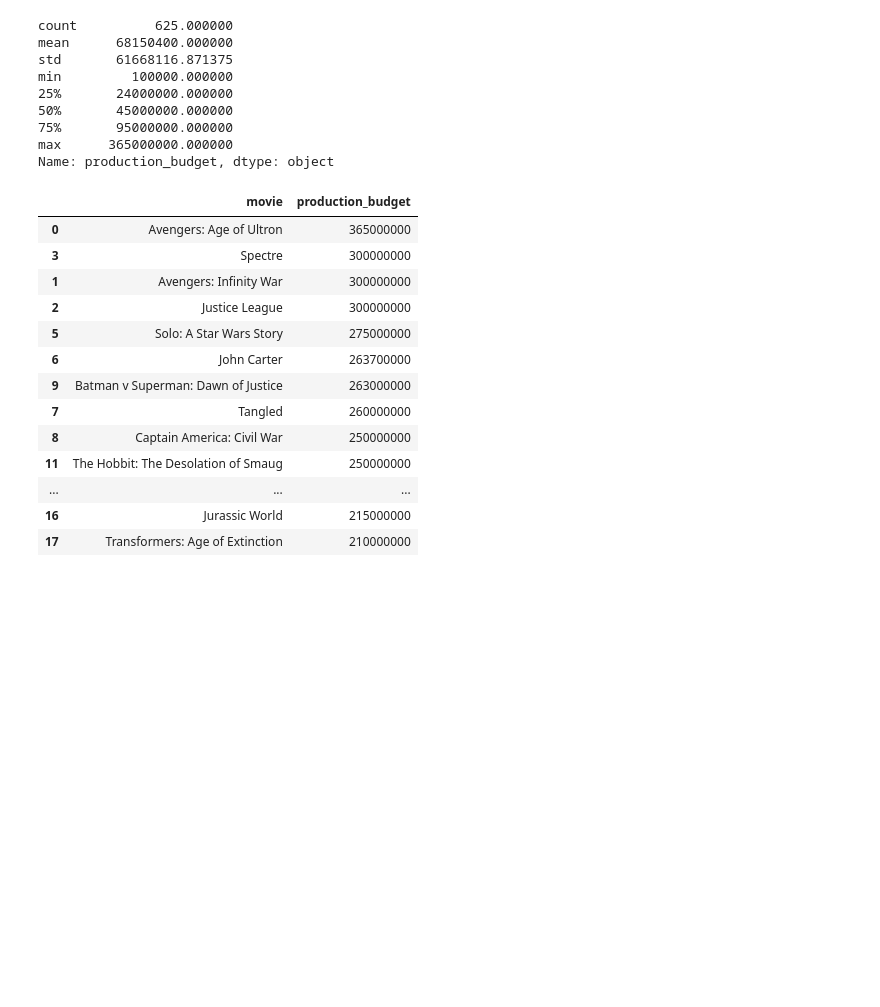
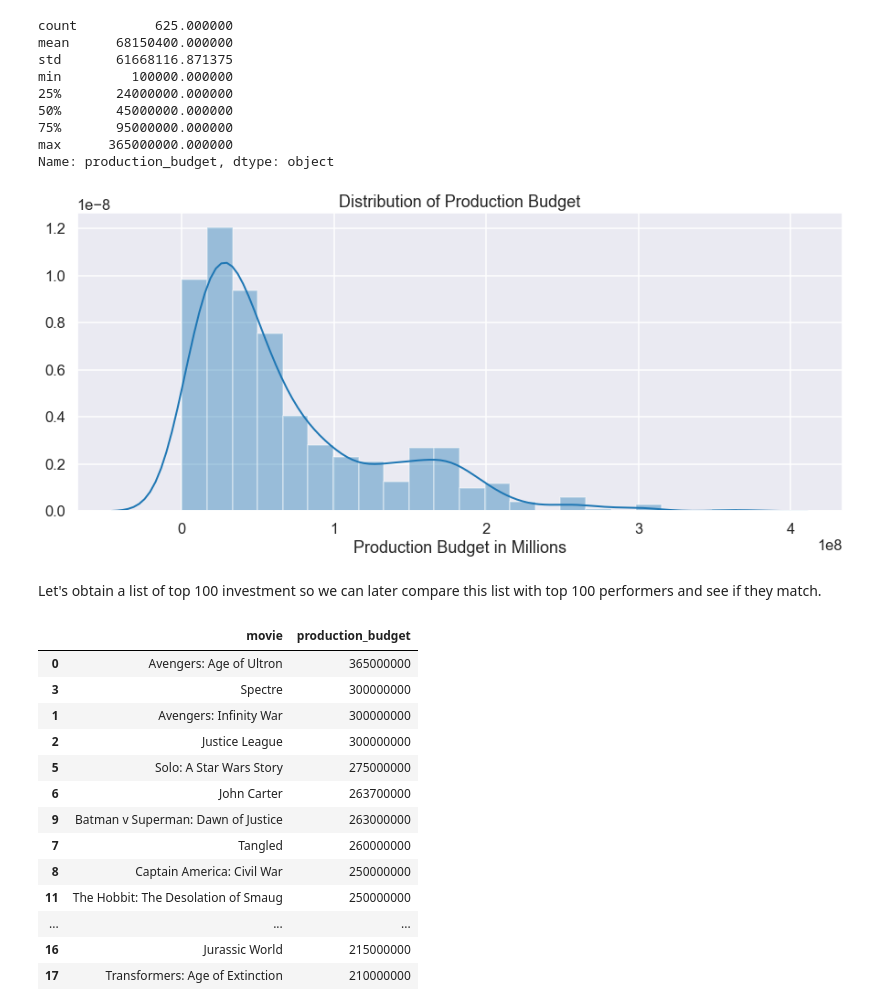
Before and after one commit to baotramduong/Porfolio_Project_The_Movie_Industry, a Jupyter notebook: Part III - Data Analysis & Visualization, Actionable Insight, Conclusion & Future Works.ipynb, the cells around one changed output. Saved outputs shown, nothing was run; the diff lists cells and outputs as text; code cells hidden in the pictures; blank space fills up the shorter version.

```diff
--- a/Part III - Data Analysis & Visualization, Actionable Insight, Conclusion & Future Works.ipynb
+++ b/Part III - Data Analysis & Visualization, Actionable Insight, Conclusion & Future Works.ipynb
@@ -107,3 +107,16 @@ min         100000.000000
 75%       95000000.000000
 max      365000000.000000
 Name: production_budget, dtype: object
+# %%
+#plot production_budget of general trend
+plt.figure(figsize = (15, 6))
+sns.distplot(full_df['production_budget'], label = 'General')
+
+#set labels
+plt.title('Distribution of Production Budget')
+plt.xlabel('Production Budget in Millions')
+
+#show
+plt.show()
+# %% [output]
+[figure, added]
@@ -110 +126,3 @@ Name: production_budget, dtype: object
+# %% [markdown]
+Let's obtain a list of top 100 investment so we can later compare this list with top 100 performers and see if they match.
 # %%
```
Also changed, not shown: parts of 40 cells of this notebook, 1 other file.
